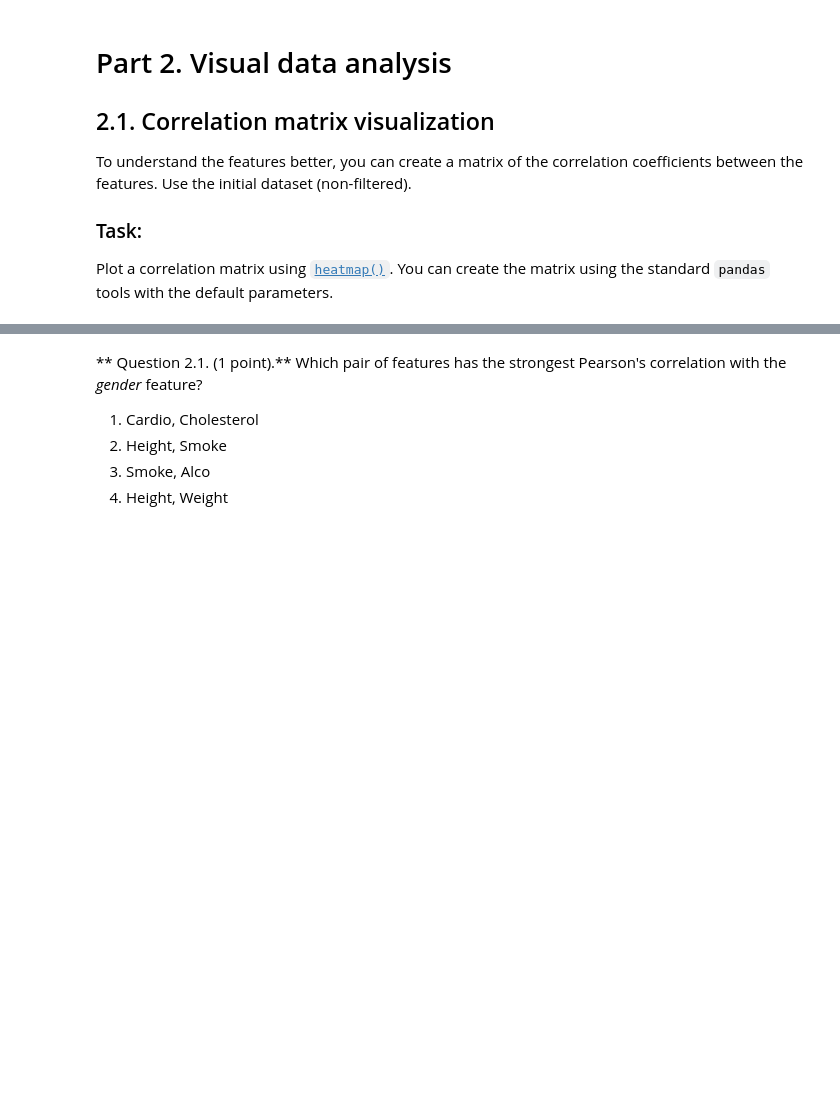
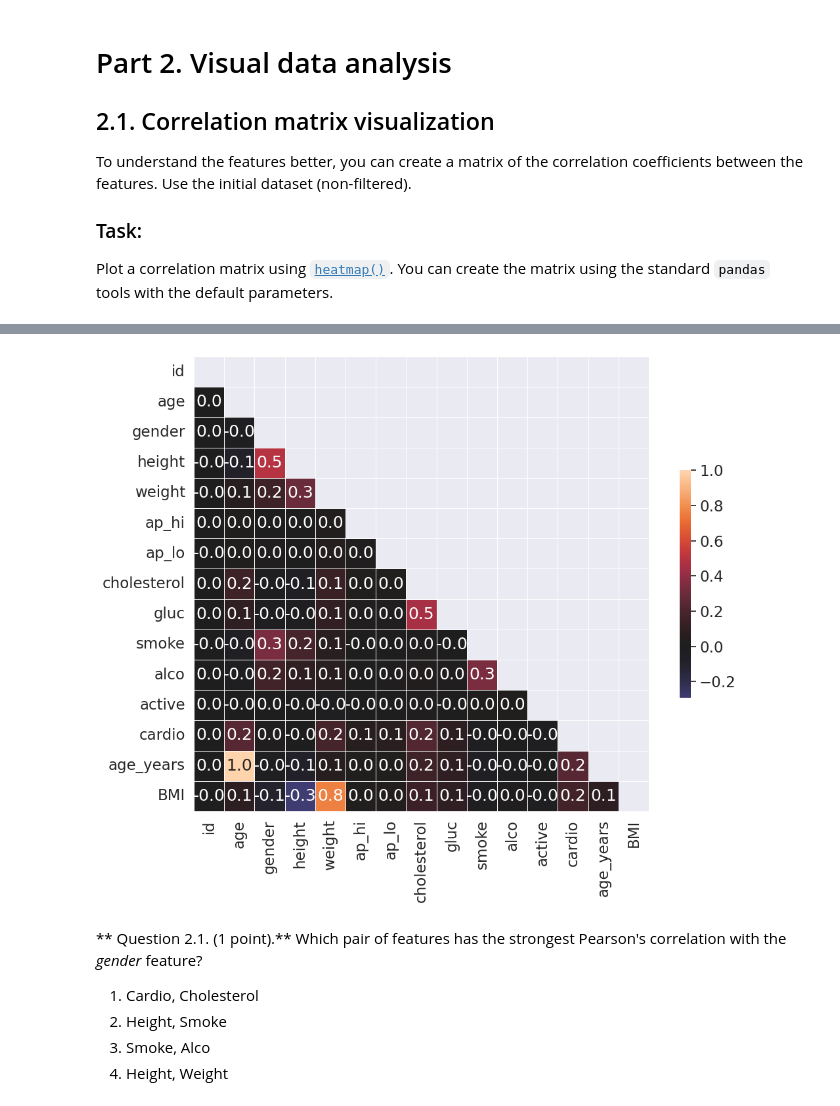
Before and after one commit to TaliyIvanov/ML_course.ai, a Jupyter notebook: a2-demo-analyzing-cardiovascular-data.ipynb, the cells around one changed output, grey strips where cells are left out. Drawn from its saved outputs; the diff is of its cells as text; code cells hidden in the pictures; blank space fills up the shorter version.

```diff
--- a/a2-demo-analyzing-cardiovascular-data.ipynb
+++ b/a2-demo-analyzing-cardiovascular-data.ipynb
@@ -533,3 +536,31 @@ df
+# %%
+# создание корреляционной матрицы 2 (способ получения данных разработчиков)
+df = filtered_df_2.copy()
+
+corr = df.corr(method="pearson")
+
+# Create a mask to hide the upper triangle of the correlation matrix (which is symmetric)
+mask = np.zeros_like(corr, dtype=np.bool_)
+mask[np.triu_indices_from(mask)] = True
+
+f, ax = plt.subplots(figsize=(12, 9))
+
+sns.heatmap(
+    corr,
+    mask=mask,
+    vmax=1,
+    center=0,
+    annot=True,
+    fmt=".1f",
+    square=True,
+    linewidths=0.5,
+    cbar_kws={"shrink": 0.5},
+);
+
+#Интересная вещь, раньше я даже и не догадывался о такой удобно фишке на случай семметри
+#Мне кажется так даже гораздо удобнее
+# %% [output]
+[figure, added]
 # %% [markdown]
 ** Question 2.1. (1 point).** Which pair of features has the strongest Pearson's correlation with the *gender* feature?
 
```
Also changed, not shown: parts of 4 cells of this notebook.
